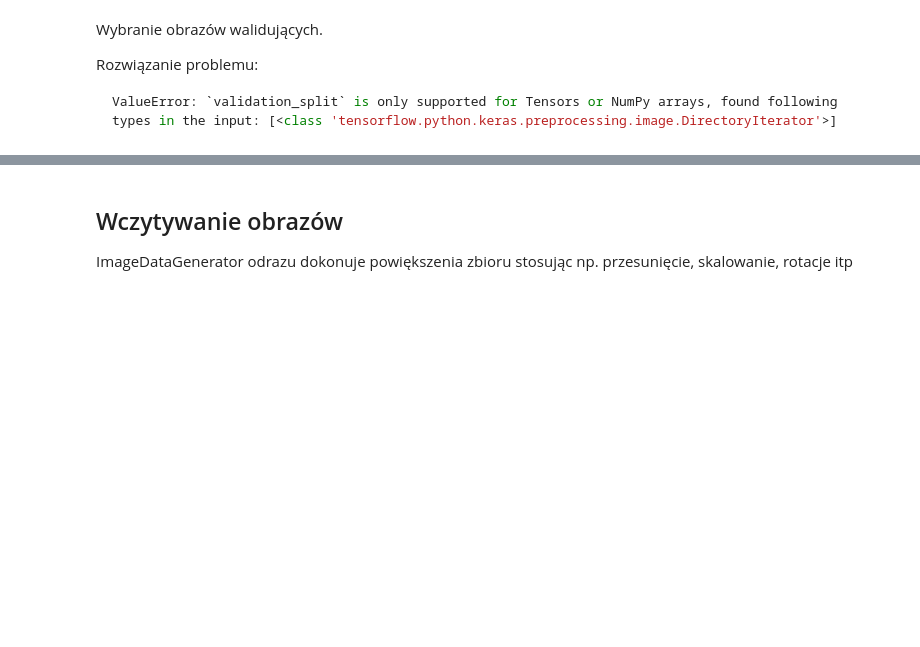
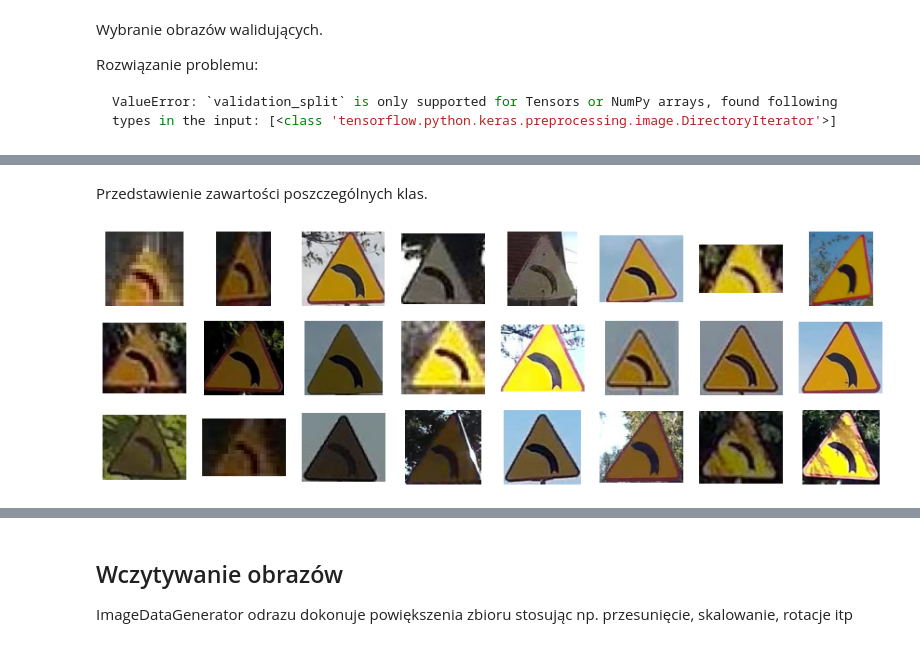
Before and after one commit to oszwilk/ArtificialIntelligenceFundamentals, a Jupyter notebook: traffic-sign2.ipynb, the cells around one changed output, grey strips where cells are left out. Cells and saved outputs as stored; diff of their text form; code cells hidden in the pictures; blank space fills up the shorter version.

```diff
--- a/traffic-sign2.ipynb
+++ b/traffic-sign2.ipynb
@@ -64,0 +114,21 @@ if os.path.isdir(valid_path) is False:
+# %% [markdown]
+Przedstawienie zawartości poszczególnych klas.
+# %%
+def display_label_images(images, label):
+    """Display images of a specific label."""
+    limit = 24  # max 24
+    plt.figure(figsize=(15, 5))
+    i = 1
+
+    start = labels.index(label)
+    end = start + labels.count(label)
+    for image in images[start:end][:limit]:
+        plt.subplot(3, 8, i)  # 3 x 8
+        plt.axis('off')
+        i += 1
+        plt.imshow(image)
+    plt.show()
+
+display_label_images(images, 1)
+# %% [output]
+[figure, added]
```
Also changed, not shown: parts of 18 cells of this notebook.
